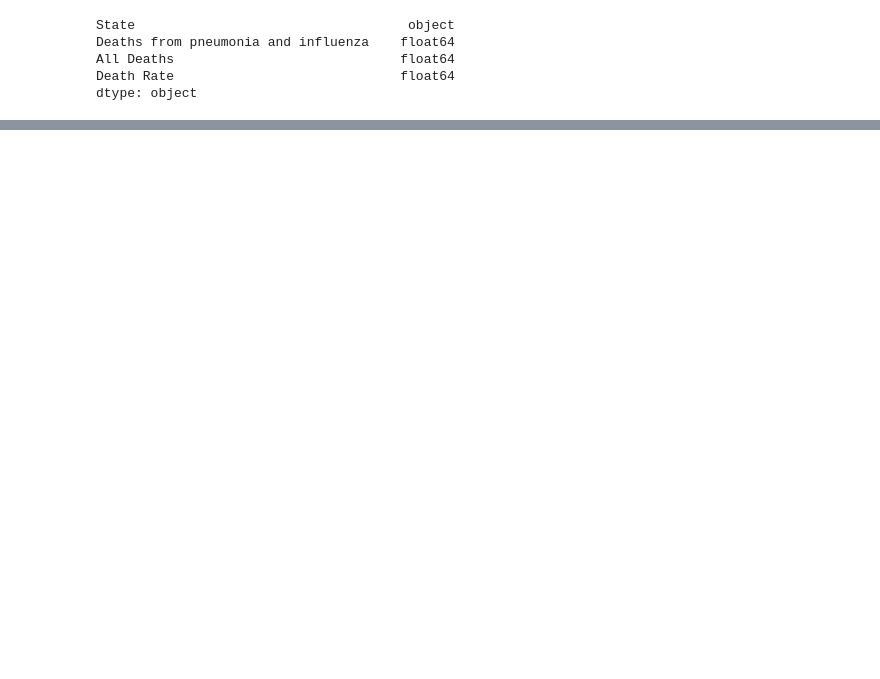
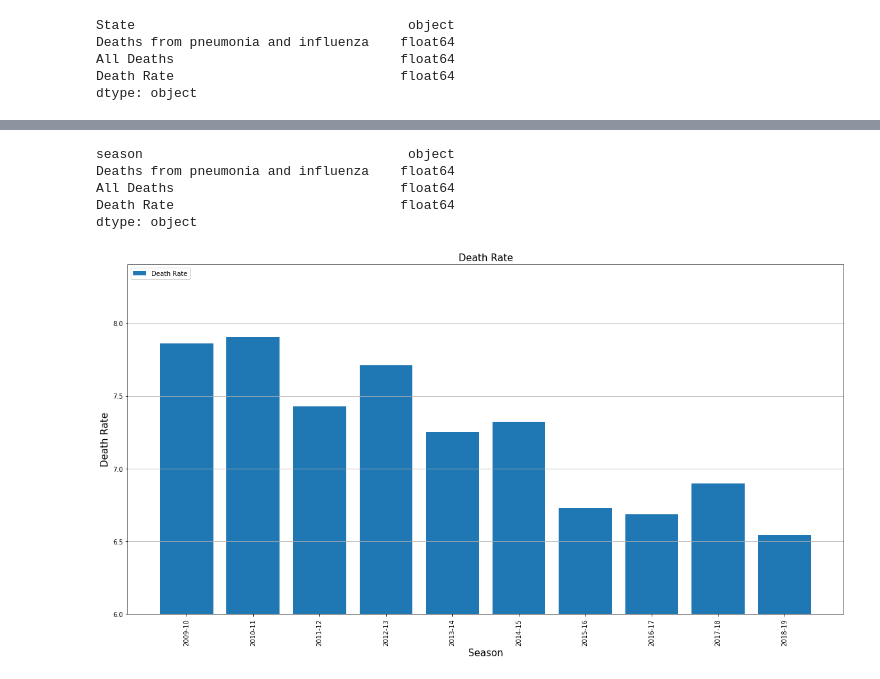
Before and after one commit to jdb3/Grim-Reaper, a Jupyter notebook: Grim Reaper.ipynb, the cells around one changed output, grey strips where cells are left out. Saved outputs shown, nothing was run; the diff lists cells and outputs as text; code cells hidden in the pictures; blank space fills up the shorter version.

```diff
--- a/Grim Reaper.ipynb
+++ b/Grim Reaper.ipynb
@@ -125,3 +129,35 @@ clean_data
+# %%
+clean_data=clean_data.sort_values(by='season', ascending=True)
+#clean_data=clean_data.sort_values(by='Death Rate', ascending=True)
+clean_data.dtypes
+# %% [output]
+season                                  object
+Deaths from pneumonia and influenza    float64
+All Deaths                             float64
+Death Rate                             float64
+dtype: object
+# %%
+# Question 1 - Which flu season had the most deaths
+x_axis = np.arange(len(clean_data))
+tick_locations = [value for value in x_axis]
+plt.figure(figsize=(20,10))
+plt.bar(clean_data["season"], clean_data["Death Rate"], label="Death Rate")
+#plt.bar(clean_data["Death Rate"], clean_data["season"], label="Death Rate")
+plt.title("Death Rate", fontsize=15)
+plt.ylabel("Death Rate", fontsize=15)
+plt.xlabel("Season", fontsize=15)
+plt.grid(axis="y")
+plt.legend(loc="upper left")
+plt.xticks(tick_locations, clean_data["season"], rotation="vertical")
+#legend(loc="best", fontsize="small", fancybox=True)
+# Show the Figure
+#plt.xlim(-0.75, len(x_axis))
+plt.ylim(6, max(clean_data["Death Rate"]+0.5))
+#plt.ylim(5, 8)
+#plt.ylim(5, max(season["All Deaths"])+5)
+plt.show()
+# %% [output]
+[figure, added]
 # %%
 ### Question 3 - Compare death rate to population by state
 #merged = season.merge(census_pd,how="right", on="State")
```
Also changed, not shown: parts of 21 cells of this notebook, 3 other files.
